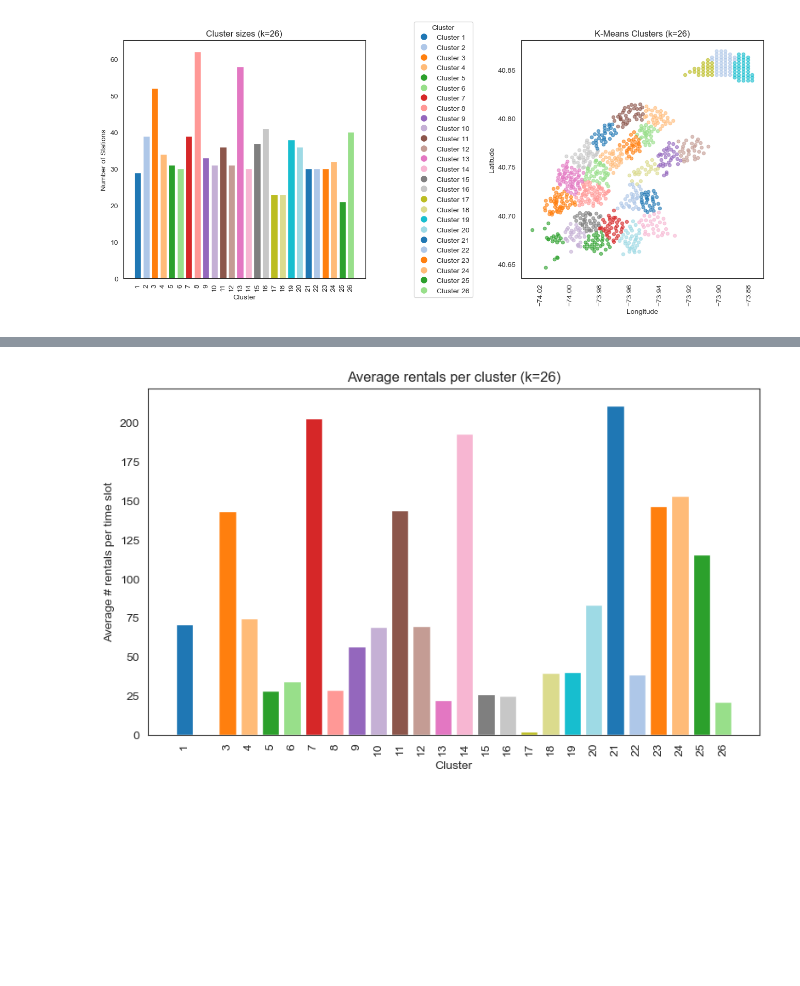
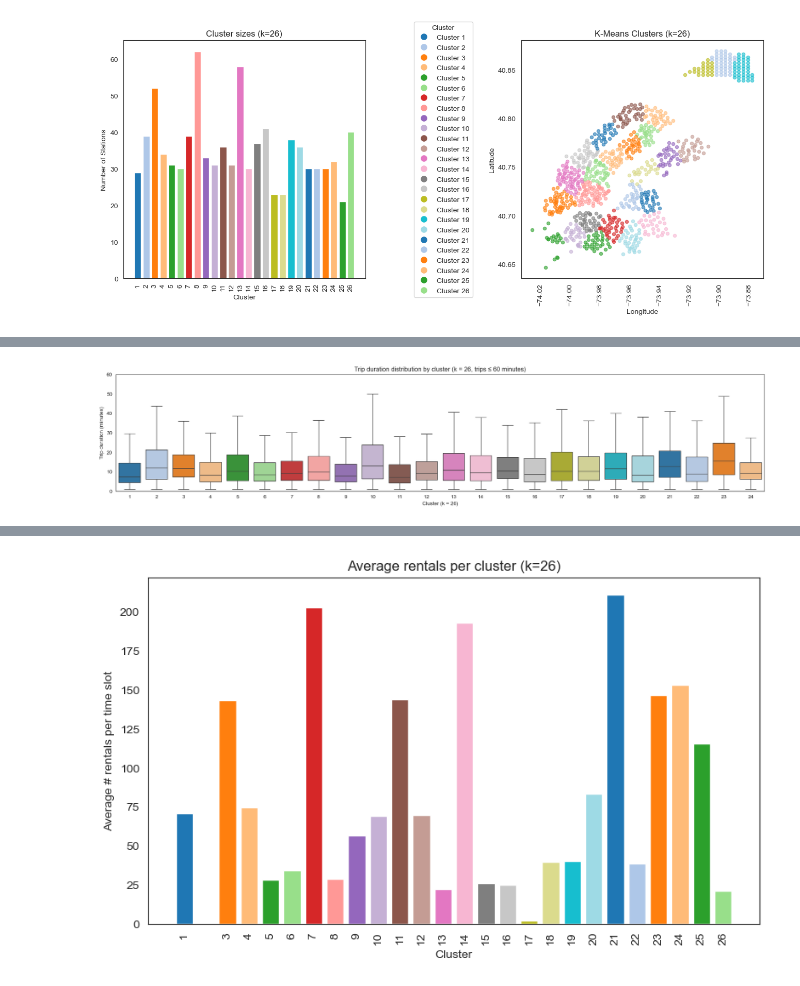
Before and after one commit to GermanButtiero/mobility, a Jupyter notebook: src/Data Analysis and Visualization 2.ipynb, the cells around one changed output, grey strips where cells are left out. Cells and saved outputs as stored; diff of their text form; code cells hidden in the pictures; blank space fills up the shorter version.

```diff
--- a/src/Data Analysis and Visualization 2.ipynb
+++ b/src/Data Analysis and Visualization 2.ipynb
@@ -434,3 +434,96 @@ plt.tight_layout()
 plt.show()
 # %% [output]
 [figure]
+# %%
+from sklearn.cluster import KMeans
+from sklearn.preprocessing import StandardScaler
+from scipy import stats
+import numpy as np
+import matplotlib.pyplot as plt
+import seaborn as sns
+
+# ---------------------------------------------------------------------
+# 1. K-means clustering with k = 26 on station coordinates (same as before)
+# ---------------------------------------------------------------------
+k = 26
+
+# Use the renamed coordinate columns
+coords = stations[['station_latitude', 'station_longitude']].dropna()
+
+# Remove spatial outliers (|z| < 3 on both dimensions)
+z_scores = np.abs(stats.zscore(coords))
+mask_no_outliers = (z_scores < 3).all(axis=1)
+
+stations_k26 = stations.loc[mask_no_outliers].copy()
+
+# Standardize lat/lon
+scaler = StandardScaler()
+coords_scaled = scaler.fit_transform(
+    stations_k26[['station_latitude', 'station_longitude']]
+)
+
+# Fit K-Means
+kmeans = KMeans(n_clusters=k, random_state=42)
+stations_k26['cluster_k26'] = kmeans.fit_predict(coords_scaled)
+
+# Map each start_station_id to a unique cluster (one row per station)
+cluster_map_26 = (
+    stations_k26
+    .drop_duplicates('start_station_id')
+    .set_index('start_station_id')['cluster_k26']
+)
+
+# ---------------------------------------------------------------------
+# 2. Attach cluster labels to trips and compute trip duration in minutes
+# ---------------------------------------------------------------------
+data_k26 = data.copy()
+
+# add cluster_k26 to each trip based on its start_station_id
+data_k26['cluster_k26'] = data_k26['start_station_id'].map(cluster_map_26)
+
+# drop trips whose start station was removed as an outlier
+data_k26 = data_k26.dropna(subset=['cluster_k26']).copy()
+data_k26['cluster_k26'] = data_k26['cluster_k26'].astype(int)   # 0..25
+
+# trip duration in minutes
+data_k26['tripduration_min'] = data_k26['tripduration'] / 60.0
+
+# ---------------------------------------------------------------------
+# 3. Filter to trips <= 60 minutes
+# ---------------------------------------------------------------------
+cutoff = 60  # minutes
+df_box = data_k26[data_k26['tripduration_min'] <= cutoff].copy()
+
+# ---------------------------------------------------------------------
+# 4. Boxplots with the EXACT same colors as in the cluster-size / scatter fig
+# ---------------------------------------------------------------------
+# Same palette as used for the bar+scatter figure
+palette = sns.color_palette('tab20', k)   # palette[0] is cluster 0, ..., palette[25] is cluster 25
+
+plt.figure(figsize=(18, 4))
+
+sns.boxplot(
+    x='cluster_k26',
+    y='tripduration_min',
+    data=df_box,
+    order=sorted(df_box['cluster_k26'].unique()),  # ensure clusters 0..25 in order
+    palette=palette,       # use the same 26 colors in the same order
+    showfliers=False       # do not draw points beyond the whiskers
+)
+
+plt.xlabel('Cluster (k = 26)')
+plt.ylabel('Trip duration (minutes)')
+plt.title(f'Trip duration distribution by cluster (k = 26, trips ≤ {cutoff} minutes)')
+
+# y-axis from 0 to 60 and show tick at 60
+plt.ylim(0, cutoff)
+plt.yticks(np.arange(0, cutoff + 1, 10))   # ticks at 0, 10, ..., 60
+
+# Show cluster labels as 1..26 instead of 0..25 ON THE AXIS ONLY.
+# Internally the clusters are still 0..25, which keeps the color mapping correct.
+ax = plt.gca()
+ax.set_xticklabels([str(i + 1) for i in range(k)])
+
+plt.tight_layout()
+plt.show()
+# %% [output]
@@ -436,0 +533 @@ plt.show()
+[figure, added]
```
Also changed, not shown: parts of 9 cells of this notebook.
